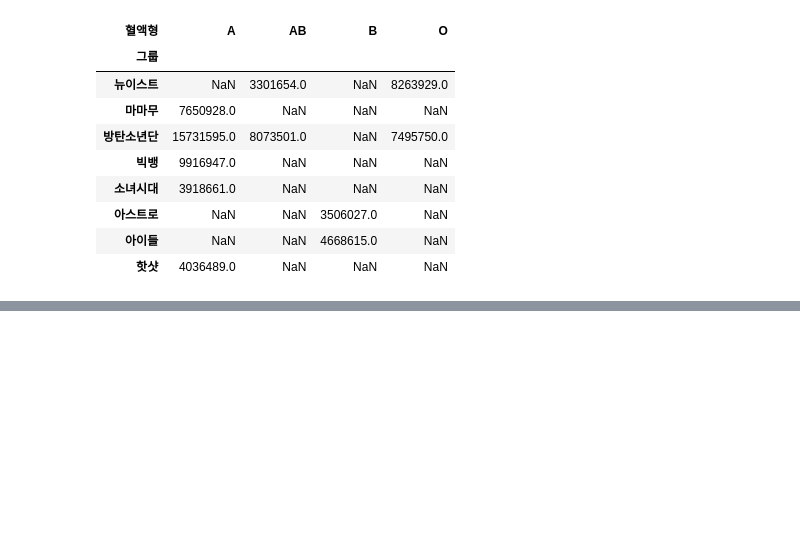
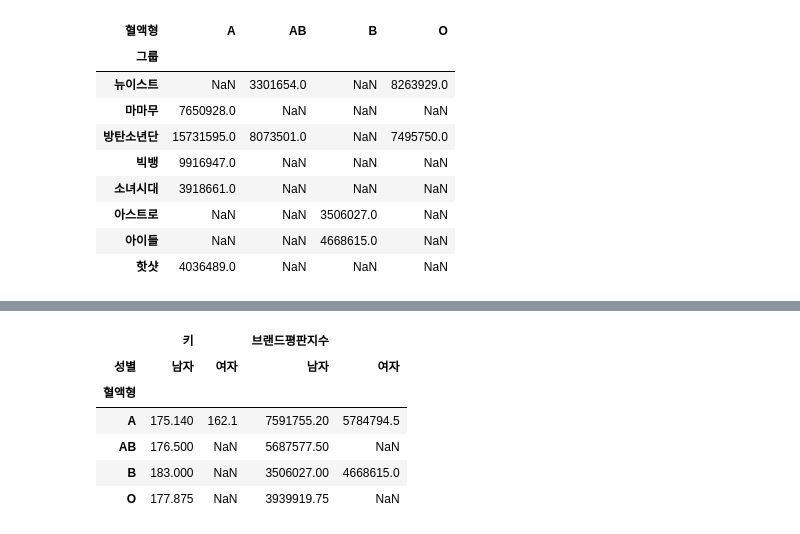
Before and after one commit to star77sa/TIL-Blog, a Jupyter notebook: _notebooks/2021-08-09-Pandas.ipynb, the cells around one changed output, grey strips where cells are left out. Drawn from its saved outputs; the diff is of its cells as text; code cells hidden in the pictures; blank space fills up the shorter version.

```diff
--- a/_notebooks/2021-08-09-Pandas.ipynb
+++ b/_notebooks/2021-08-09-Pandas.ipynb
@@ -580,0 +671,10 @@ pd.pivot_table(df, index = '그룹', columns = '혈액형', values = '브랜드
+# %%
+df2.unstack('성별')
+# %% [output]
+|  | 키 |  | 브랜드평판지수 |  |
+| 성별 | 남자 | 여자 | 남자 | 여자 |
+| 혈액형 |  |  |  |  |
+| A | 175.140 | 162.1 | 7591755.20 | 5784794.5 |
+| AB | 176.500 | NaN | 5687577.50 | NaN |
+| B | 183.000 | NaN | 3506027.00 | 4668615.0 |
+| O | 177.875 | NaN | 3939919.75 | NaN |
```
Also changed, not shown: parts of 26 cells of this notebook.
